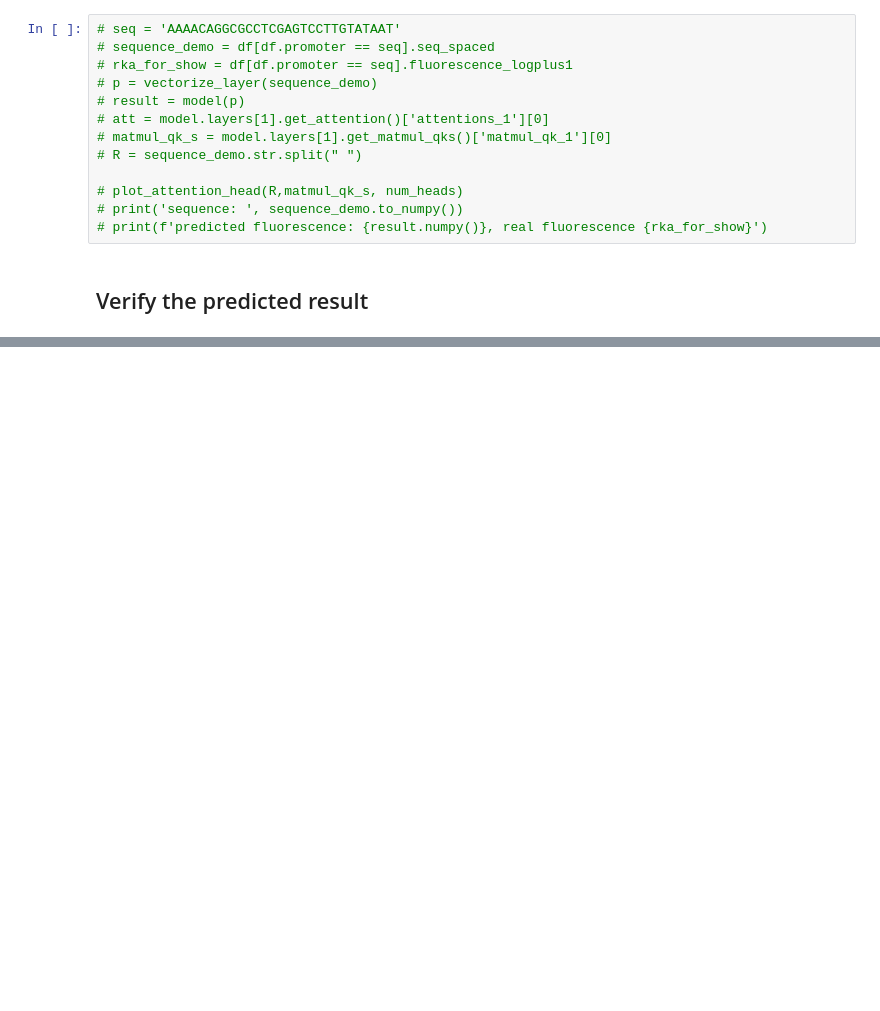
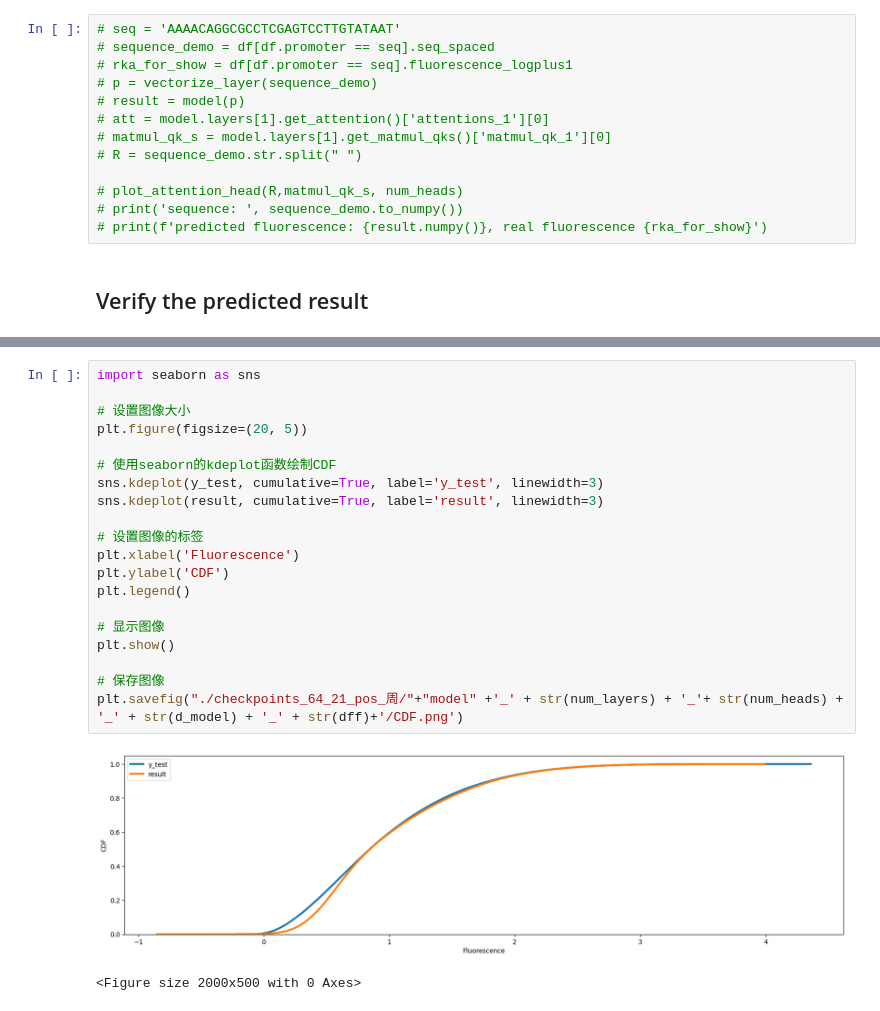
Before and after one commit to xfrx8/Transformer-RNA-master, a Jupyter notebook: Transformer-DNA-周.ipynb, the cells around one changed output, grey strips where cells are left out. Saved outputs shown, nothing was run; the diff lists cells and outputs as text; blank space fills up the shorter version.

```diff
--- a/Transformer-DNA-周.ipynb
+++ b/Transformer-DNA-周.ipynb
@@ -687,0 +675,23 @@ plt.savefig("./checkpoints_64_21_pos_周/"+"model" +'_' + str(num_layers) + '_'+
+# %%
+import seaborn as sns
+
+# 设置图像大小
+plt.figure(figsize=(20, 5))
+
+# 使用seaborn的kdeplot函数绘制CDF
+sns.kdeplot(y_test, cumulative=True, label='y_test', linewidth=3)
+sns.kdeplot(result, cumulative=True, label='result', linewidth=3)
+
+# 设置图像的标签
+plt.xlabel('Fluorescence')
+plt.ylabel('CDF')
+plt.legend()
+
+# 显示图像
+plt.show()
+
+# 保存图像
+plt.savefig("./checkpoints_64_21_pos_周/"+"model" +'_' + str(num_layers) + '_'+ str(num_heads) + '_' + str(d_model) + '_' + str(dff)+'/CDF.png')
+# %% [output]
+[figure, added]
+<Figure size 2000x500 with 0 Axes>
```
Also changed, not shown: parts of 12 cells of this notebook, 33 other files.
